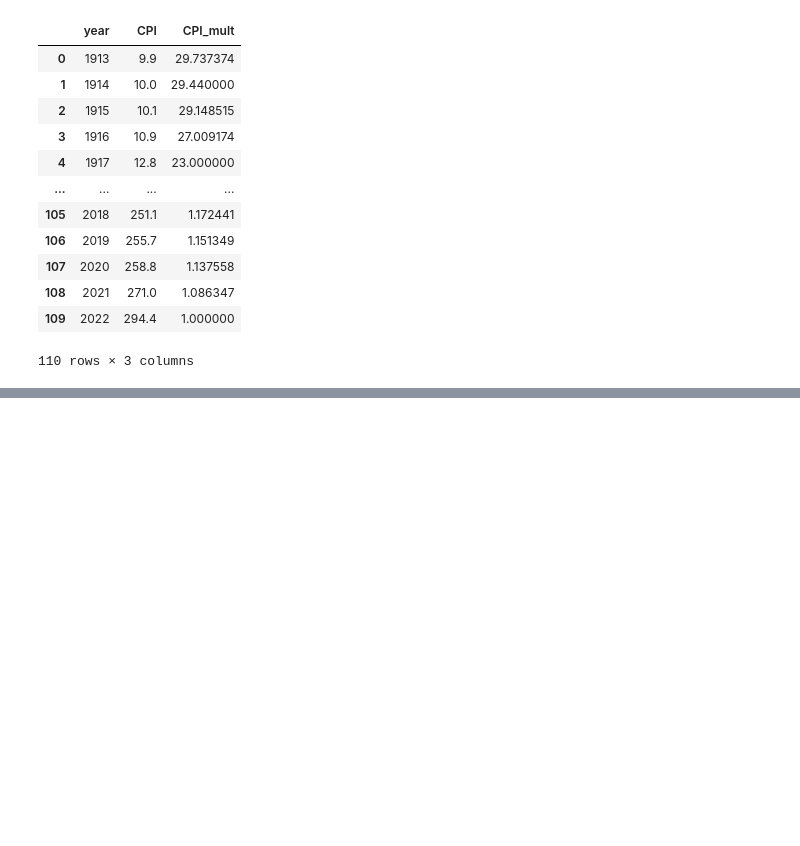
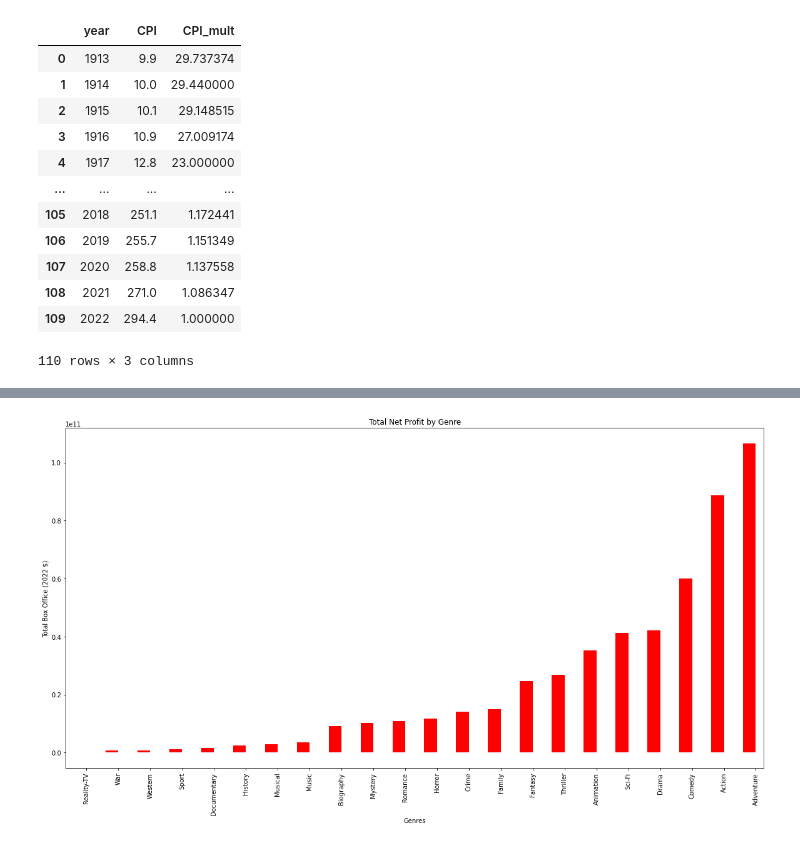
Before and after one commit to steve-gomes/dsc-phase-1-project-v2-4, a Jupyter notebook: student.ipynb, the cells around one changed output, grey strips where cells are left out. Drawn from its saved outputs; the diff is of its cells as text; code cells hidden in the pictures; blank space fills up the shorter version.

Commit message:
notebook code & viz cleanup

```diff
--- a/student.ipynb
+++ b/student.ipynb
@@ -226 +54,5 @@ tmdb
+# %%
+# select info from movie_basics table to enrich budgets with genre
+movie_basics = pd.read_sql("""SELECT primary_title AS movie,start_year AS year,genres FROM movie_basics;""", conn)
+conn.close()
 # %%
@@ -423,0 +104,15 @@ conn.close()
+# %%
+# cleanup budgets data
+clean_budgets = budgets
+clean_budgets['release_date'] = pd.to_datetime(clean_budgets['release_date'])
+clean_budgets['year'] = clean_budgets['release_date'].dt.year
+clean_budgets = clean_budgets.merge(movie_basics,on=['year','movie'],how='left')
+clean_budgets = clean_budgets.loc[~clean_budgets['genres'].isnull()]
+# join CPI info & inflate $ to 2022 figures
+clean_budgets = clean_budgets.merge(cpi, on='year', how='left')
+clean_budgets["worldwide_gross"] = clean_budgets["worldwide_gross"].replace("[$,]", "", regex=True).astype(np.float64)
+clean_budgets["production_budget"] = clean_budgets["production_budget"].replace("[$,]", "", regex=True).astype(np.float64)
+clean_budgets['gross2022'] = clean_budgets['worldwide_gross'] * clean_budgets['CPI_mult']
+clean_budgets['budget2022'] = clean_budgets['production_budget'] * clean_budgets['CPI_mult']
+clean_budgets['net2022'] = clean_budgets['gross2022'] - clean_budgets['budget2022']
+clean_budgets
@@ -423,0 +165,20 @@ conn.close()
+# %%
+# explode out multi-genre films to each of their component genres
+g2n = clean_budgets[['genres','net2022']]
+g2n['genres']=g2n['genres'].apply(lambda x : x.split(','))
+g2n = g2n.join(pd.concat([g2n.pop('genres').explode()],axis=1))
+# %%
+# visualize total box office sales by genre
+tot_net = g2n[['genres','net2022']].groupby('genres').sum()
+tot_net = tot_net.sort_values(by=['net2022'])
+plt.rcParams['figure.figsize'] = (20, 10)
+fig = plt.figure() # Create matplotlib figure
+ax0 = fig.add_subplot(111) # Create matplotlib axes
+width = 0.4
+tot_net.net2022.plot(kind='bar', color='red', ax=ax0, width=width, position=1)
+ax0.set_title('Total Net Profit by Genre')
+ax0.set_xlabel('Genres')
+ax0.set_ylabel('Total Box Office (2022 $)')
+plt.show()
+# %% [output]
+[figure, added]
```
Also changed, not shown: parts of 28 cells of this notebook.
